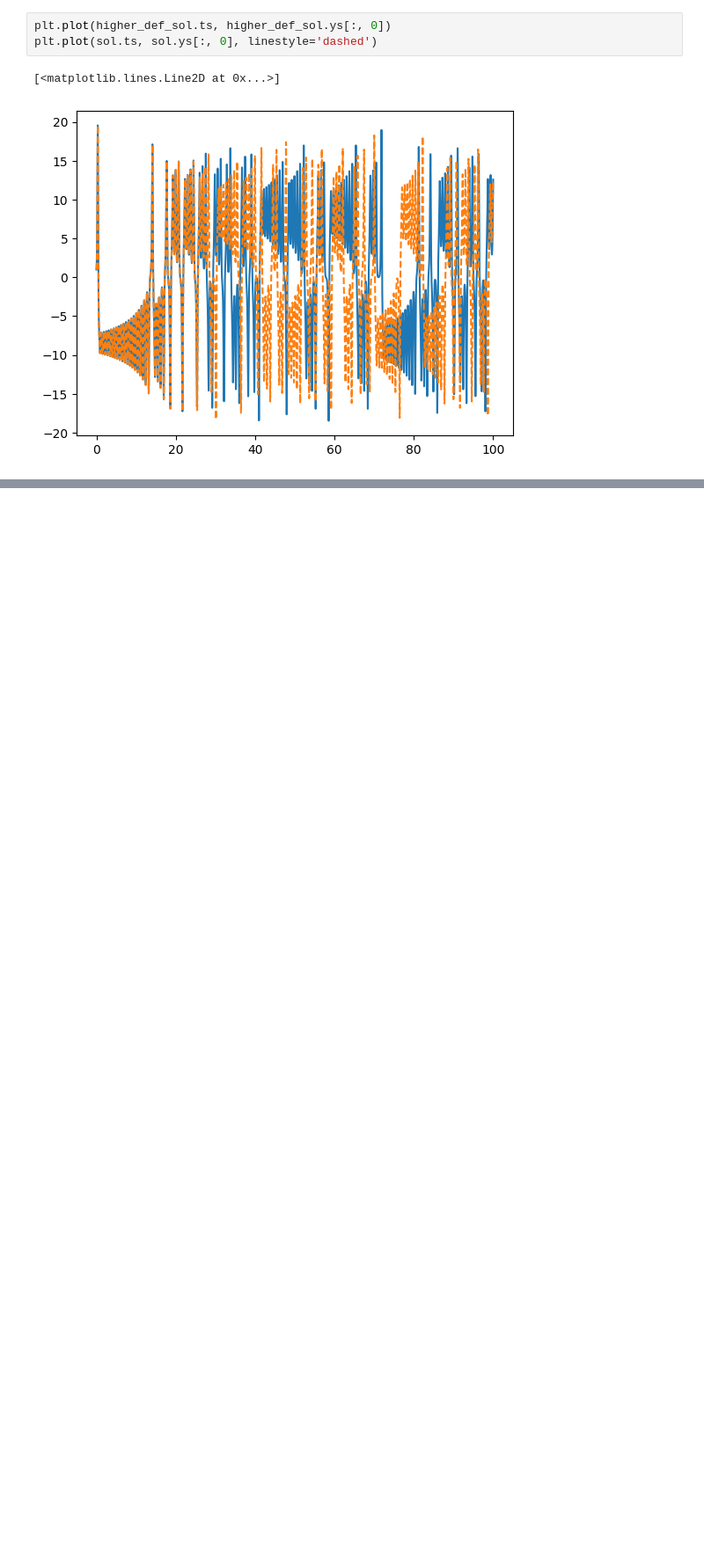
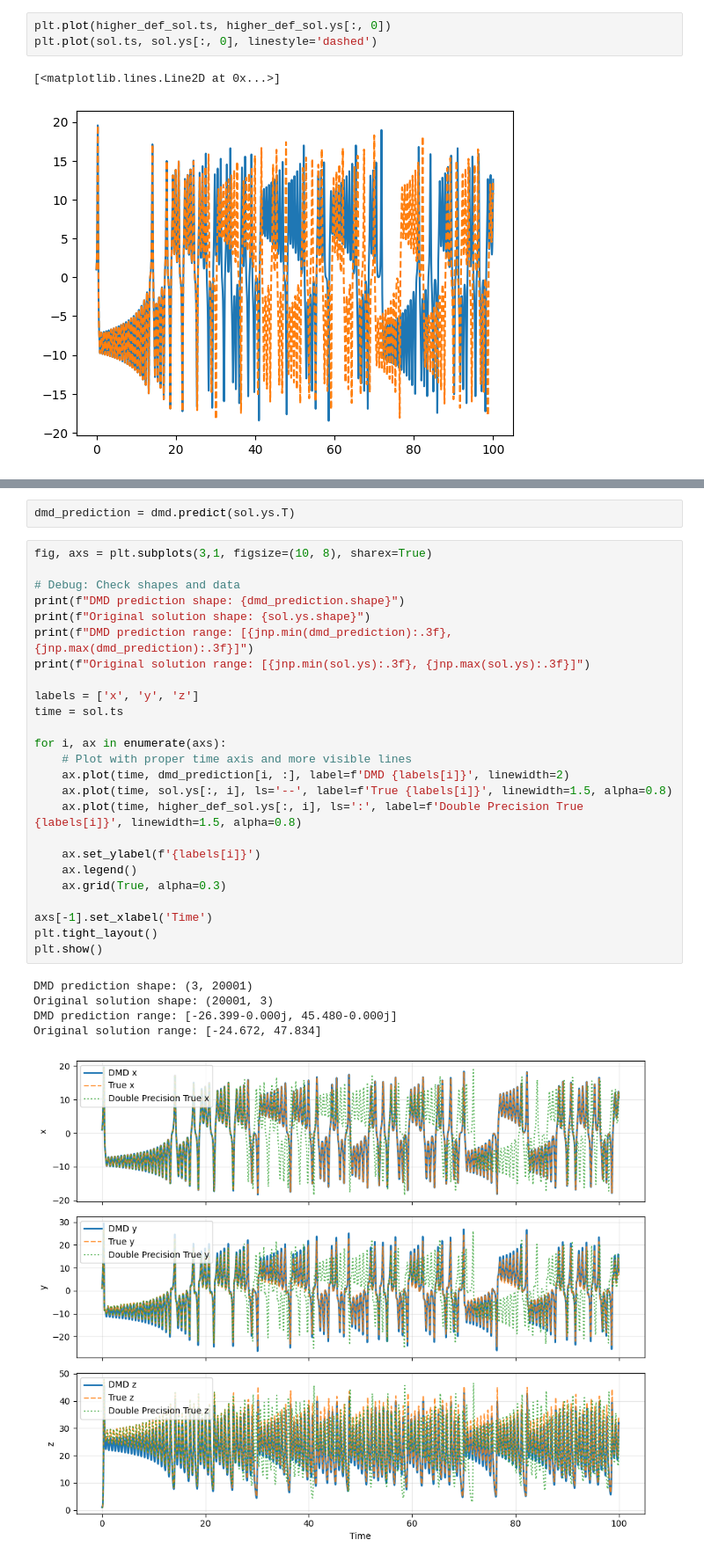
Before and after one commit to Anthony50102/IEEE, a Jupyter notebook: notebooks/lorenz.ipynb, the cells around one changed output, grey strips where cells are left out. Shown at 88% size. Saved outputs shown, nothing was run; the diff lists cells and outputs as text; blank space fills up the shorter version.

```diff
--- a/notebooks/lorenz.ipynb
+++ b/notebooks/lorenz.ipynb
@@ -70,0 +150,33 @@ plt.plot(sol.ts, sol.ys[:, 0], linestyle='dashed')
+# %%
+dmd_prediction = dmd.predict(sol.ys.T)
+# %%
+fig, axs = plt.subplots(3,1, figsize=(10, 8), sharex=True)
+
+# Debug: Check shapes and data
+print(f"DMD prediction shape: {dmd_prediction.shape}")
+print(f"Original solution shape: {sol.ys.shape}")
+print(f"DMD prediction range: [{jnp.min(dmd_prediction):.3f}, {jnp.max(dmd_prediction):.3f}]")
+print(f"Original solution range: [{jnp.min(sol.ys):.3f}, {jnp.max(sol.ys):.3f}]")
+
+labels = ['x', 'y', 'z']
+time = sol.ts
+
+for i, ax in enumerate(axs):
+    # Plot with proper time axis and more visible lines
+    ax.plot(time, dmd_prediction[i, :], label=f'DMD {labels[i]}', linewidth=2)
+    ax.plot(time, sol.ys[:, i], ls='--', label=f'True {labels[i]}', linewidth=1.5, alpha=0.8)
+    ax.plot(time, higher_def_sol.ys[:, i], ls=':', label=f'Double Precision True {labels[i]}', linewidth=1.5, alpha=0.8)
+
+    ax.set_ylabel(f'{labels[i]}')
+    ax.legend()
+    ax.grid(True, alpha=0.3)
+
+axs[-1].set_xlabel('Time')
+plt.tight_layout()
+plt.show()
+# %% [output]
+DMD prediction shape: (3, 20001)
+Original solution shape: (20001, 3)
+DMD prediction range: [-26.399-0.000j, 45.480-0.000j]
+Original solution range: [-24.672, 47.834]
+[figure, added]
```
Also changed, not shown: parts of 5 cells of this notebook, 6 other files.
